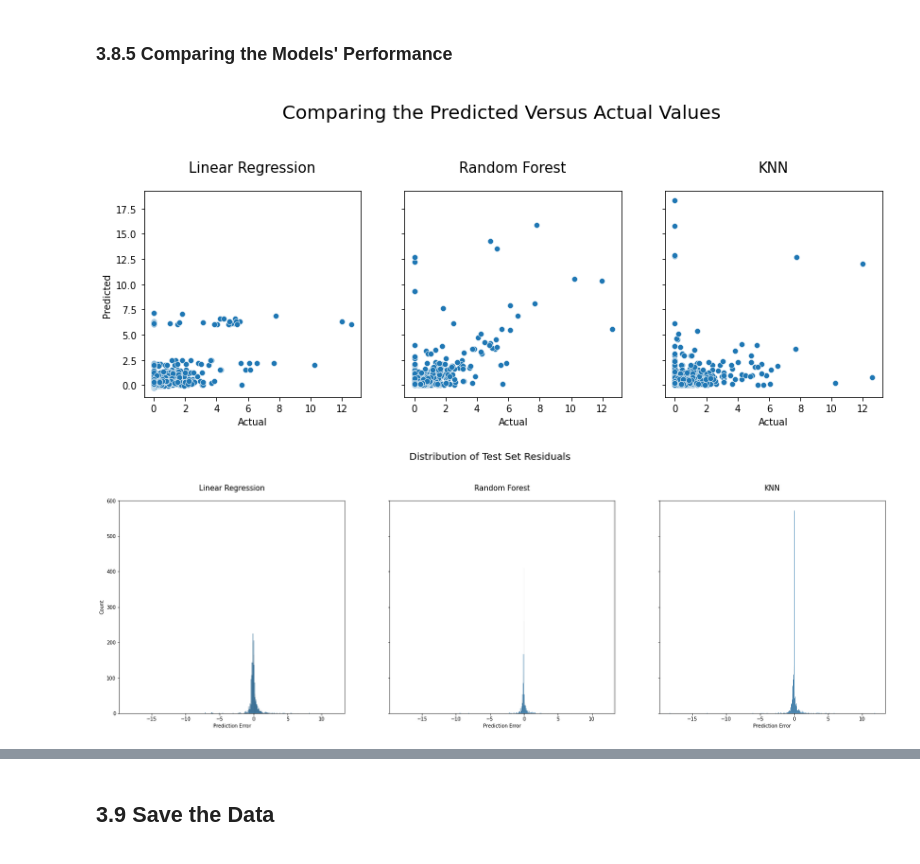
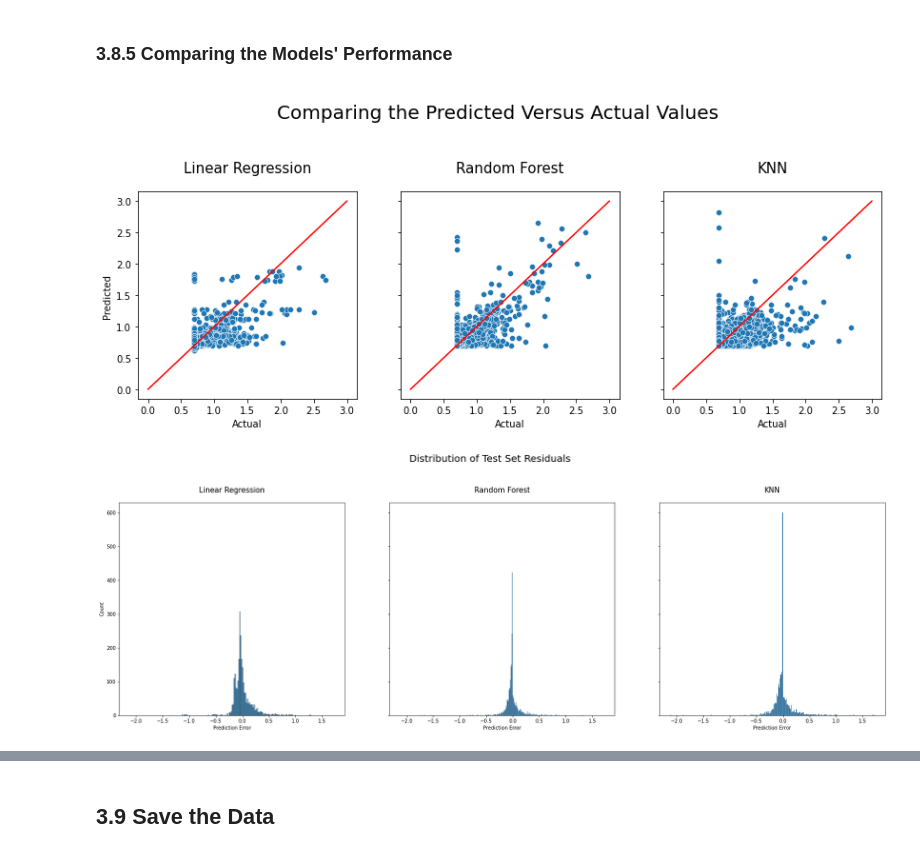
Before and after one commit to tamarahorne/Springboard, a Jupyter notebook: Capstone Project 2/notebooks/04_Preprocessing_and_Training.ipynb, the cells around one changed output, grey strips where cells are left out. Cells and saved outputs as stored; diff of their text form; code cells hidden in the pictures.

```diff
--- a/Capstone Project 2/notebooks/04_Preprocessing_and_Training.ipynb
+++ b/Capstone Project 2/notebooks/04_Preprocessing_and_Training.ipynb
@@ -652,0 +660,4 @@ Name: Cumulative Safety per 100K VRM, Length: 4532, dtype: float64
+# %%
+National_annual['Cumulative Safety per 100K VRM'] = National_annual['Cumulative Safety per 100K VRM'] + 2
+# %%
+National_annual['Cumulative Safety per 100K VRM'] = np.log(National_annual['Cumulative Safety per 100K VRM'])
@@ -935,26 +975,29 @@ data_agg_knn
 # %%
 #Comparing the Predicted Versus Actual Values
 
 fig, ax =plt.subplots(1,3,figsize=(14,4), sharey=True, sharex=True)
 fig.suptitle("Comparing the Predicted Versus Actual Values", fontsize=20, y=1.2)
 
 
 sns.scatterplot(x=y_test, y=y_pred_lr, ax=ax[0])
 ax[0].set_title("Linear Regression", fontsize=15, pad=20)
 ax[0].set_xlabel("Actual")
 ax[0].set_ylabel("Predicted")
+ax[0].plot([x for x in range (0,4)],[x for x in range (0,4)], color='red')
 
 sns.scatterplot(x=y_test, y=y_pred_rf, ax=ax[1])
 ax[1].set_title("Random Forest", fontsize=15, pad=20)
 ax[1].set_xlabel("Actual")
 ax[1].set_ylabel("Predicted")
+ax[1].plot([x for x in range (0,4)],[x for x in range (0,4)], color='red')
 
 sns.scatterplot(x=y_test, y=y_pred_knn, ax=ax[2])
 ax[2].set_title("KNN", fontsize=15, pad=20)
 ax[2].set_xlabel("Actual")
-ax[2].set_ylabel("Predicted");
+ax[2].set_ylabel("Predicted")
+ax[2].plot([x for x in range (0,4)],[x for x in range (0,4)], color='red');
 # %% [output]
-[figure, old version]
+[figure, new version]
 # %%
 #Comparing the Residuals
 
@@ -977,7 +1020,7 @@ ax[2].set_title("KNN", fontsize=15, pad=20)
 ax[2].set_xlabel("Prediction Error")
 ax[2].set_ylabel("Count");
 # %% [output]
-[figure, old version]
+[figure, new version]
 # %%
 #Comparing the Mean Squared Error
 
```
Also changed, not shown: parts of 45 cells of this notebook.
